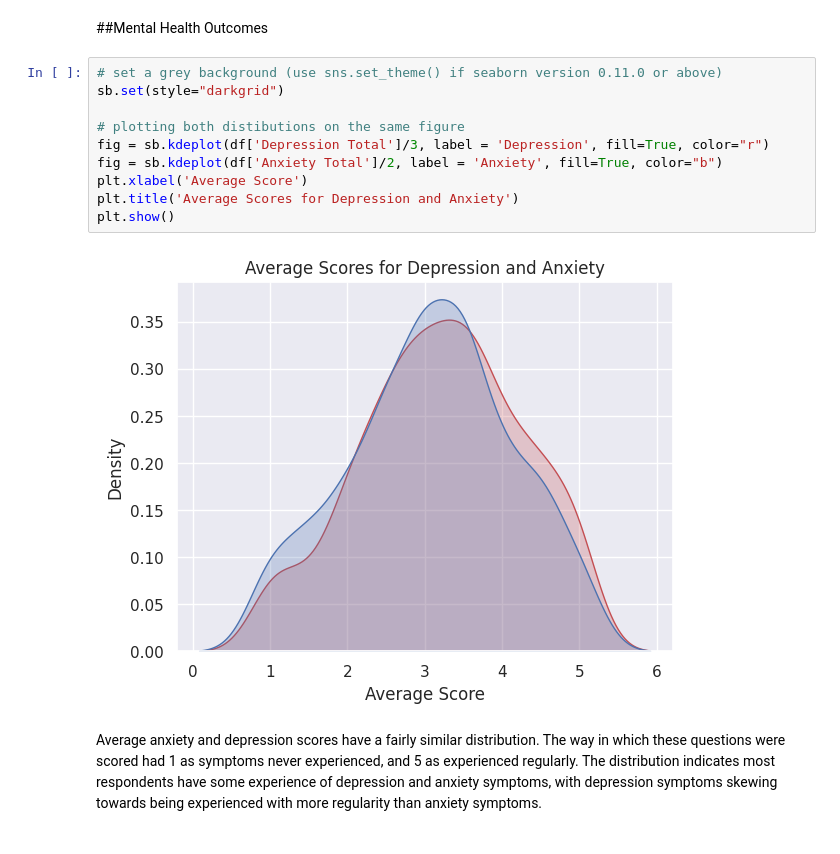
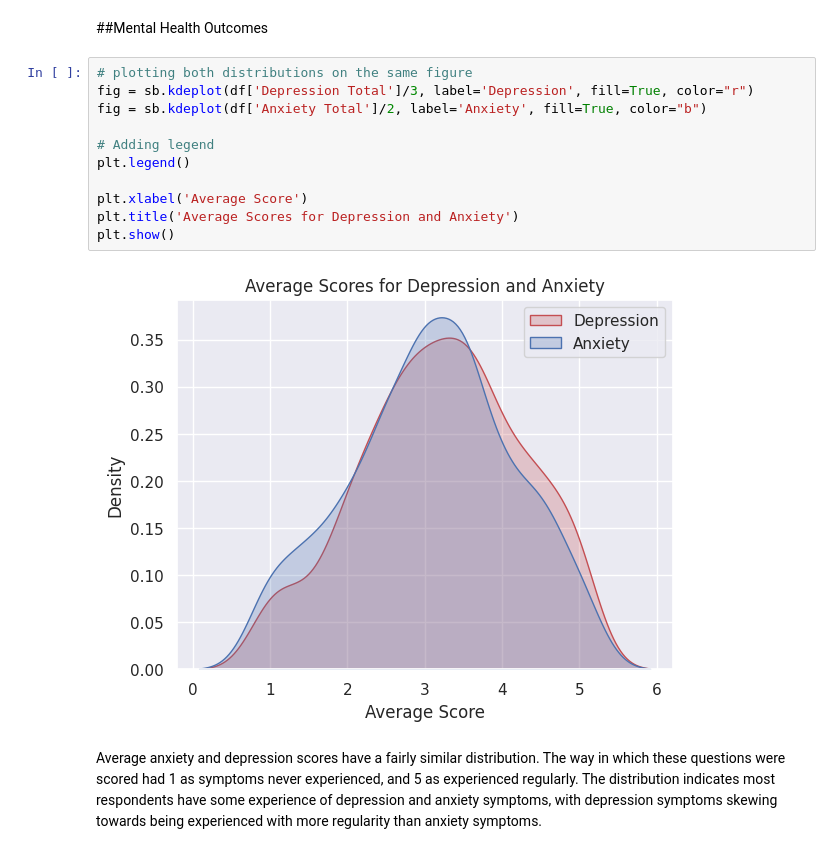
Before and after one commit to ookadeet/SocialMedia-MentalHealth, a Jupyter notebook: smmh.ipynb, the cells around one changed output. Saved outputs shown, nothing was run; the diff lists cells and outputs as text.

```diff
--- a/smmh.ipynb
+++ b/smmh.ipynb
@@ -686,17 +686,18 @@ All respondents use at least one platform, with 102 of 473 using 4. No responden
 # %% [markdown]
 ##Mental Health Outcomes
 # %%
-# set a grey background (use sns.set_theme() if seaborn version 0.11.0 or above)
-sb.set(style="darkgrid")
+# plotting both distributions on the same figure
+fig = sb.kdeplot(df['Depression Total']/3, label='Depression', fill=True, color="r")
+fig = sb.kdeplot(df['Anxiety Total']/2, label='Anxiety', fill=True, color="b")
 
-# plotting both distibutions on the same figure
-fig = sb.kdeplot(df['Depression Total']/3, label = 'Depression', fill=True, color="r")
-fig = sb.kdeplot(df['Anxiety Total']/2, label = 'Anxiety', fill=True, color="b")
+# Adding legend
+plt.legend()
+
 plt.xlabel('Average Score')
 plt.title('Average Scores for Depression and Anxiety')
 plt.show()
 # %% [output]
-[figure, old version]
+[figure, new version]
 # %% [markdown]
 Average anxiety and depression scores have a fairly similar distribution. The way in which these questions were scored had 1 as symptoms never experienced, and 5 as experienced regularly. The distribution indicates most respondents have some experience of depression and anxiety symptoms, with depression symptoms skewing towards being experienced with more regularity than anxiety symptoms.
 # %%
```
Also changed, not shown: parts of 2 cells of this notebook.
